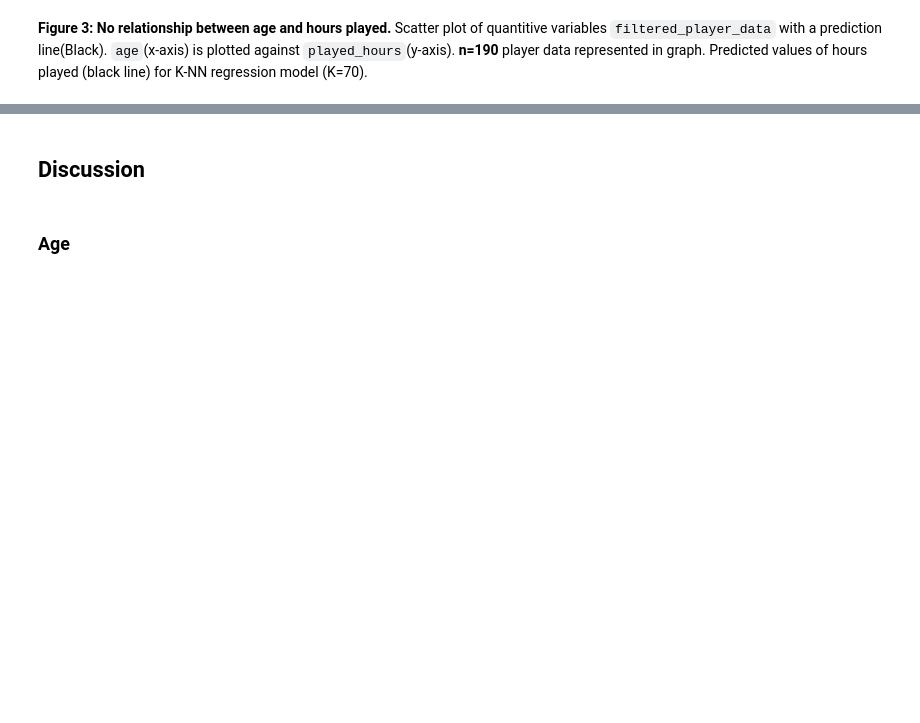
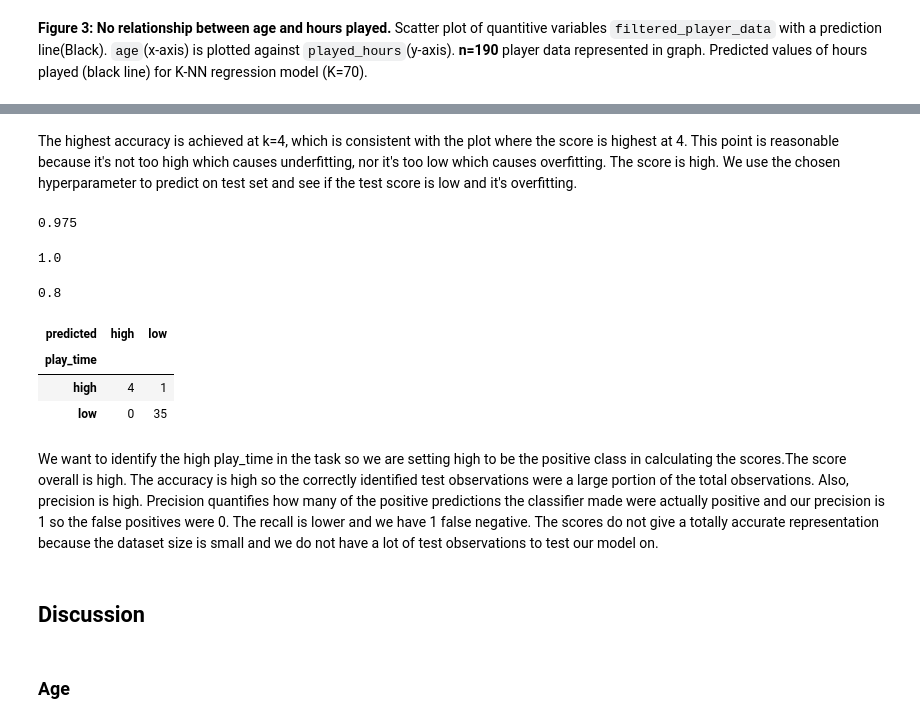
Before and after one commit to Cartleon/dsci100-python-group-33, a Jupyter notebook: Project Final Report.ipynb, the cells around one changed output, grey strips where cells are left out. Saved outputs shown, nothing was run; the diff lists cells and outputs as text; code cells hidden in the pictures; blank space fills up the shorter version.

```diff
--- a/Project Final Report.ipynb
+++ b/Project Final Report.ipynb
@@ -233,3 +338,27 @@ age_plot
+# %% [markdown]
+The highest accuracy is achieved at k=4, which is consistent with the plot where the score is highest at 4. This point is reasonable because it's not too high which causes underfitting, nor it's too low which causes overfitting. The score is high. We use the chosen hyperparameter to predict on test set and see if the test score is low and it's overfitting.
+# %%
+test_df["predicted"] = player_tune_grid.predict(X_test)
+player_tune_grid.score(X_test, y_test)
+# %% [output]
+0.975
+# %%
+precision_score(test_df["play_time"], test_df["predicted"], pos_label="high")
+# %% [output]
+1.0
+# %%
+recall_score(test_df["play_time"], test_df["predicted"], pos_label="high")
+# %% [output]
+0.8
+# %%
+pd.crosstab(test_df["play_time"], test_df["predicted"])
+# %% [output]
+| predicted | high | low |
+| play_time |  |  |
+| high | 4 | 1 |
+| low | 0 | 35 |
+# %% [markdown]
+We want to identify the high play_time in the task so we are setting high to be the positive class in calculating the scores.The score overall is high. The accuracy is high so the correctly identified test observations were a large portion of the total observations. Also, precision is high. Precision quantifies how many of the positive predictions the classifier made were actually positive and our precision is 1 so the false positives were 0. The recall is lower and we have 1 false negative. The scores do not give a totally accurate representation because the dataset size is small and we do not have a lot of test observations to test our model on.
 # %% [markdown]
 ## Discussion ##
 # %% [markdown]
```
Also changed, not shown: parts of 10 cells of this notebook.
